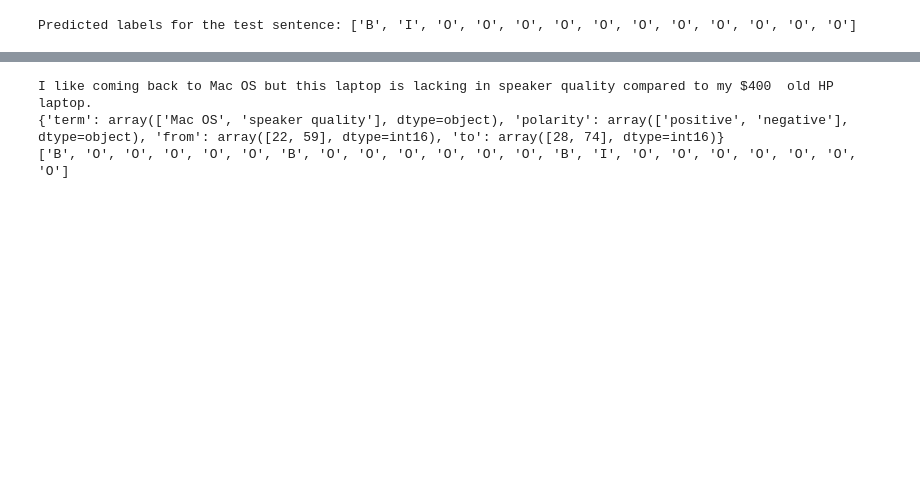
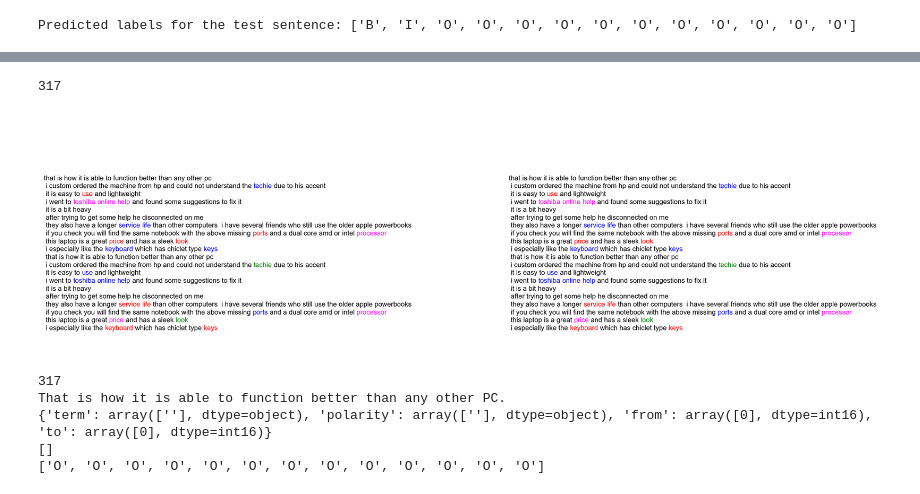
Before and after one commit to tnatvu/SentiLens, a Jupyter notebook: base_model.ipynb, the cells around one changed output, grey strips where cells are left out. Drawn from its saved outputs; the diff is of its cells as text; code cells hidden in the pictures; blank space fills up the shorter version.

```diff
--- a/base_model.ipynb
+++ b/base_model.ipynb
@@ -101,2 +67,2 @@ df.head()
 # %%
-df.drop_duplicates(subset=['text'], inplace=True)
+df_train.drop_duplicates(subset=['text'], inplace=True)
@@ -165,5 +223,3 @@ def encode_BIO(x):
 # %%
-df[['pairs','text_token', 'aspect_encode']] = df.apply(lambda x: encode_BIO(x), axis=1)
-df['text_pos'] = df['text'].apply(lambda x: nltk.pos_tag(x.split()))
-df['aspect_data'] = df.apply(lambda x: (x['text_token'], x['text_pos'], x['aspect_encode']), axis=1)
-df.head()
+df_train[['pairs','aspect_encode']] = df_train.apply(lambda x: encode_BIO(x), axis=1)
+df_val[['pairs','aspect_encode']] = df_val.apply(lambda x: encode_BIO(x), axis=1)
@@ -224,3 +226,9 @@ y_train = [sentence_labels for _,_, sentence_labels in df['aspect_data']]
+# %%
+X_train = [[word2features(sentence, i, 5) for i in range(len(sentence))] for sentence in df_train['aspect_encode']]
+y_train = [[ k[2] for k in sentence] for sentence in df_train['aspect_encode']]
+
+X_val = [[word2features(sentence, i, 5) for i in range(len(sentence))] for sentence in df_train['aspect_encode']]
+y_val = [[ k[2] for k in sentence] for sentence in df_train['aspect_encode']]
 # %%
 # Create and train CRF model
 crf_model = CRF(algorithm='lbfgs', c1=0.1, c2=0.1, max_iterations=100)
@@ -228,16 +236,6 @@ try:
   crf_model.fit(X_train, y_train)
 except AttributeError:
   pass
-# %%
-dataset.set_format(type='pandas')
-df_val= dataset['validation'][:]
-
-df_val[['pairs','text_token', 'aspect_encode']] = df_val.apply(lambda x: encode_BIO(x), axis=1)
-df_val['text_pos'] = df_val['text'].apply(lambda x: nltk.pos_tag(x.split()))
-df_val['aspect_data'] = df_val.apply(lambda x: (x['text_token'], x['text_pos'], x['aspect_encode']), axis=1)
-
-X_val = [[word2features(sentence, i) for i in range(len(sentence))] for sentence in df_val['text_pos']]
-y_val = [sentence_labels for _,_, sentence_labels in df_val['aspect_data']]
 # %%
 # Test the model with new data
 test_text = 'Boot time is super fast, around anywhere from 35 seconds to 1 minute.'
@@ -303,11 +302,29 @@ plt.axis('off')
-# %%
-n = 1
-nth_sample = integer + n
-
-print(df_val.iloc[nth_sample]['text'])
-print(df_val.iloc[nth_sample]['aspects'])
-print(prediction[n])
-# %% [output]
-I like coming back to Mac OS but this laptop is lacking in speaker quality compared to my $400  old HP laptop.
-{'term': array(['Mac OS', 'speaker quality'], dtype=object), 'polarity': array(['positive', 'negative'], dtype=object), 'from': array([22, 59], dtype=int16), 'to': array([28, 74], dtype=int16)}
-['B', 'O', 'O', 'O', 'O', 'O', 'B', 'O', 'O', 'O', 'O', 'O', 'O', 'B', 'I', 'O', 'O', 'O', 'O', 'O', 'O', 'O']
+# %%
+samples = 10
+integer = 317 #random.randint(0,500)
+tags = y_val[integer:integer+samples]
+pred_tags = crf_model.predict(X_val[integer:integer+samples])
+sentences = [[x['word.lower()'] for x in sentence] for sentence in X_val[integer:integer+samples]]
+
+print(integer)
+vizualize_samples(sentences, tags, pred_tags)
+# %% [output]
+317
+[figure, added]
+# %%
+i = 0
+nth = integer + i
+print(nth)
+print(df_train.iloc[nth]['text'])
+
+print(df_train.iloc[nth]['aspects'])
+
+print(df_train.iloc[nth]['pairs'])
+
+print(tags[i])
+# %% [output]
+317
+That is how it is able to function better than any other PC.
+{'term': array([''], dtype=object), 'polarity': array([''], dtype=object), 'from': array([0], dtype=int16), 'to': array([0], dtype=int16)}
+[]
+['O', 'O', 'O', 'O', 'O', 'O', 'O', 'O', 'O', 'O', 'O', 'O', 'O']
```
Also changed, not shown: parts of 20 cells of this notebook.
